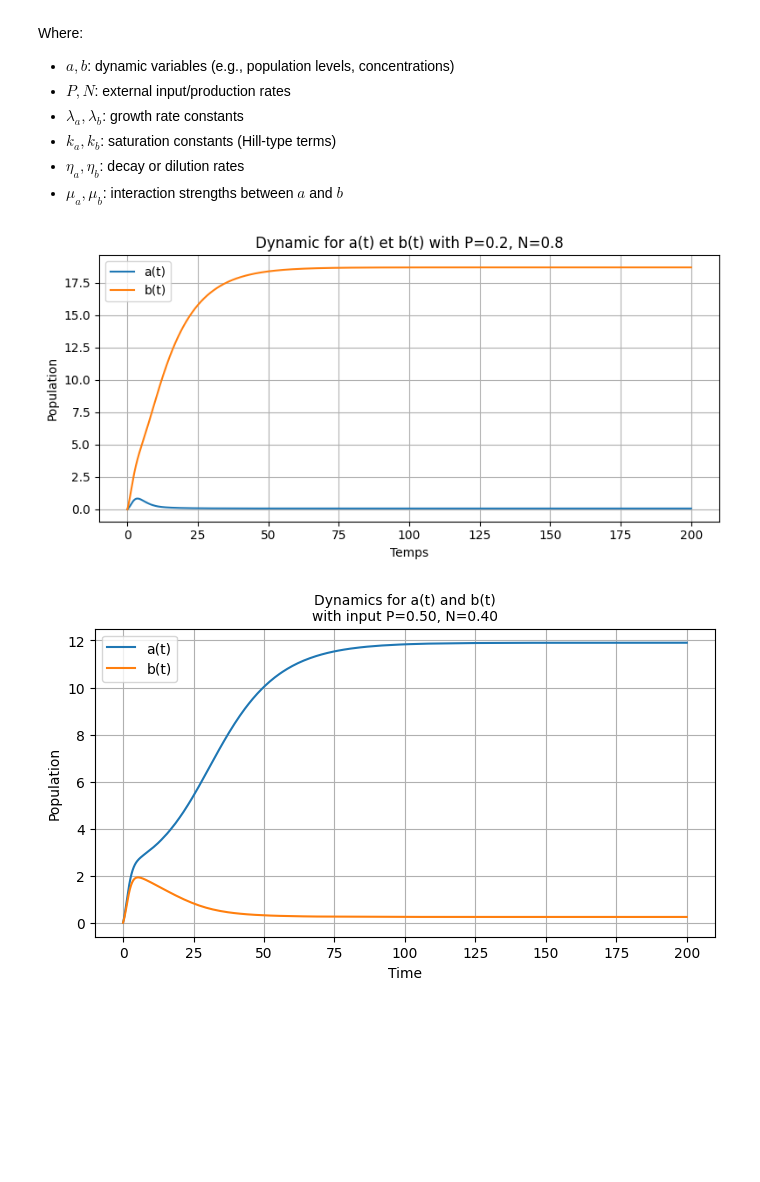
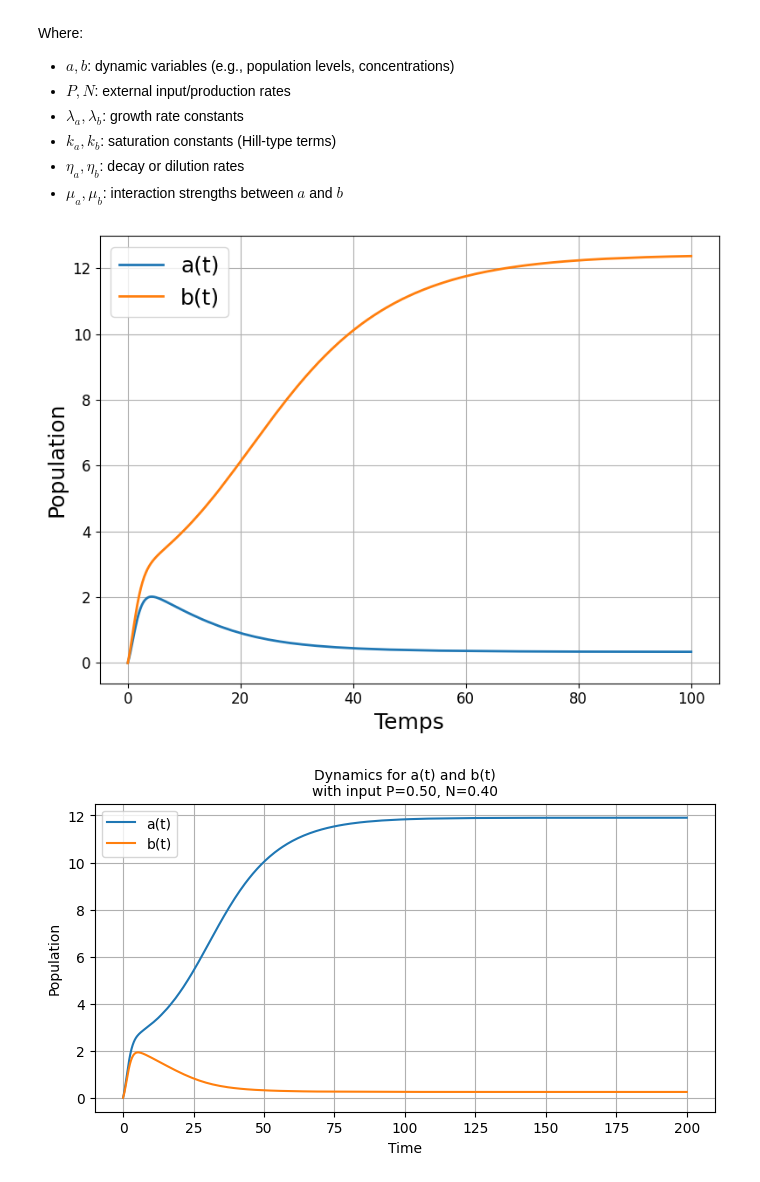
Before and after one commit to Aeronobase/Code-neural-network-with-CRNs, a Jupyter notebook: Sym Neuron-Rondelez_1_Phase_diagram.ipynb, the cells around one changed output. Saved outputs shown, nothing was run; the diff lists cells and outputs as text; code cells hidden in the pictures; blank space fills up the shorter version.

```diff
--- a/Sym Neuron-Rondelez_1_Phase_diagram.ipynb
+++ b/Sym Neuron-Rondelez_1_Phase_diagram.ipynb
@@ -27,44 +27,50 @@ import matplotlib.pyplot as plt
 
 # Paramètres fixes
 eta = 0.1
 mu = 0.2
 ka = 0.7
 kb = 0.7
 lambda_a = 1.0
 lambda_b = 1.0
 
 # Entrées définies manuellement
-P = 0.2  # <-- Change cette valeur si besoin
+P = 0.6  # <-- Change cette valeur si besoin
 N = 0.8 # <-- Change cette valeur si besoin
 
 # Système d'EDO
 def dydt(t, y):
     a, b = y
     da_dt = P + (lambda_a * a) / (1 + ka * a) - eta * a - mu * a * b
     db_dt = N + (lambda_b * b) / (1 + kb * b) - eta * b - mu * a * b
     return [da_dt, db_dt]
 
 # Conditions initiales et temps
 y0 = [0.0,0.0]
-t_span = [0, 200]
-t_eval = np.linspace(0, 200, 1000)
+t_span = [0, 100]
+t_eval = np.linspace(0, 100, 1000)
 
 # Résolution
 sol = solve_ivp(dydt, t_span, y0, t_eval=t_eval)
 
+
 # Tracé
-plt.figure(figsize=(8, 4))
-plt.plot(sol.t, sol.y[0], label='a(t)')
-plt.plot(sol.t, sol.y[1], label='b(t)')
-plt.xlabel('Temps')
-plt.ylabel('Population')
-plt.title(f"Dynamic for a(t) et b(t) with P={P}, N={N}")
+plt.figure(figsize=(8, 6))
+plt.plot(sol.t, sol.y[0], label='a(t)',linewidth=2)
+plt.plot(sol.t, sol.y[1], label='b(t)',linewidth=2)
+
+plt.xlabel('Temps', fontsize=18)  # Taille plus grande pour l'axe X
+plt.ylabel('Population', fontsize=18)  # Taille plus grande pour l'axe Y
+
 plt.grid(True)
-plt.legend()
+
+plt.legend(fontsize=18)  # Légende plus grande
+
+plt.tick_params(axis='both', which='major', labelsize=12)  # Taille des ticks
+
 plt.tight_layout()
 plt.show()
 # %% [output]
-[figure, old version]
+[figure, new version]
 # %%
 from scipy.integrate import solve_ivp
 import numpy as np
```
Also changed, not shown: parts of 8 cells of this notebook, 4 other files.
